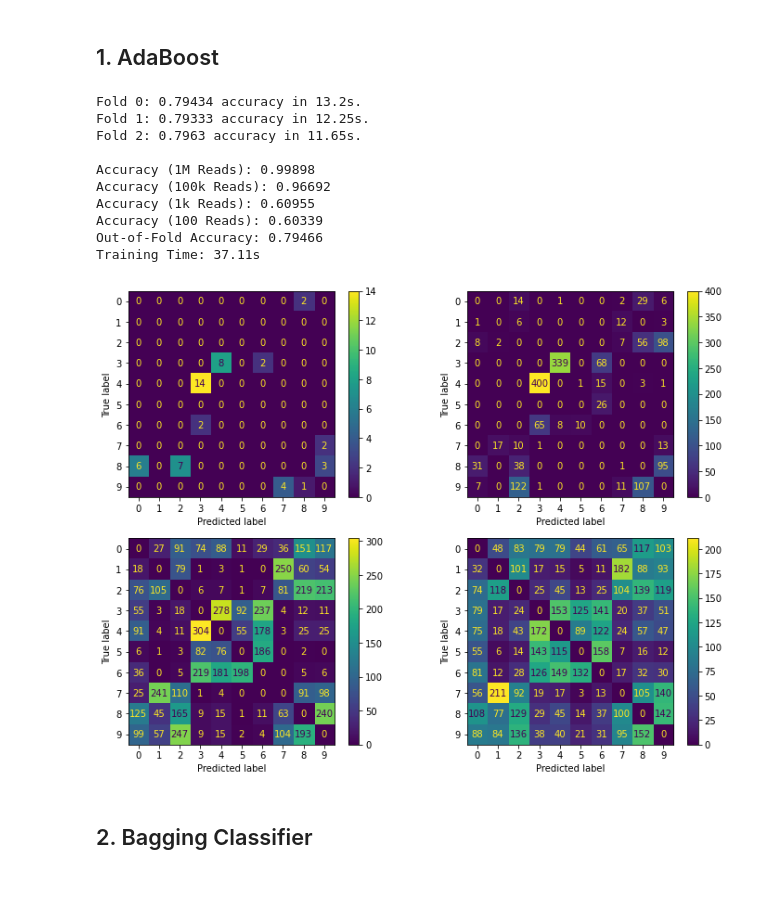
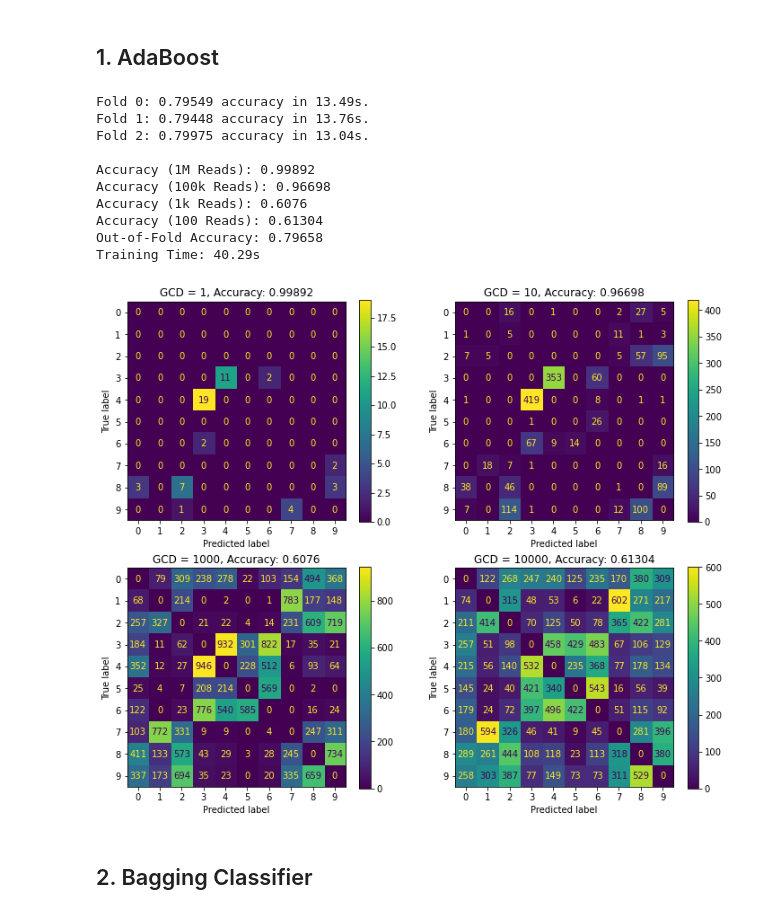
Before and after one commit to rsizem2/tabular-playground-series, a Jupyter notebook: tps-2022-02/notebooks/Notebook 4 - Tree Ensembles.ipynb, the cells around one changed output. Drawn from its saved outputs; the diff is of its cells as text; code cells hidden in the pictures; blank space fills up the shorter version.

```diff
--- a/tps-2022-02/notebooks/Notebook 4 - Tree Ensembles.ipynb
+++ b/tps-2022-02/notebooks/Notebook 4 - Tree Ensembles.ipynb
@@ -91,19 +91,25 @@ from sklearn.metrics import ConfusionMatrixDisplay, confusion_matrix, accuracy_s
 import matplotlib.pyplot as plt
 
 # Plot confusion matrix
-def plot_confusion_matrix(true_values, pred_values, gcds, plot_title = "Confusion Matrix"):
+def plot_confusion_matrix(true_values, pred_values, gcds, sample_weight = None, plot_title = "Confusion Matrix"):
 
     gcd = [[1,10],[1000,10000]]
 
     # Confusion matrix
-    fig, ax = plt.subplots(2, 2, figsize = (12,9))
+    fig, ax = plt.subplots(2, 2, figsize = (12,10))
     for row in range(2):
         for col in range(2):
             idx = 2*row + col
-            cm = confusion_matrix(true_values[gcds == gcd[row][col]], pred_values[gcds == gcd[row][col]])
+            if sample_weight is not None:
+                cm = confusion_matrix(true_values[gcds == gcd[row][col]], pred_values[gcds == gcd[row][col]], sample_weight = sample_weight[gcds == gcd[row][col]])
+                acc = accuracy_score(true_values[gcds == gcd[row][col]], pred_values[gcds == gcd[row][col]], sample_weight = sample_weight[gcds == gcd[row][col]])
+            else:
+                cm = confusion_matrix(true_values[gcds == gcd[row][col]], pred_values[gcds == gcd[row][col]])
+                acc = accuracy_score(true_values[gcds == gcd[row][col]], pred_values[gcds == gcd[row][col]])
             np.fill_diagonal(cm, 0)
             disp = ConfusionMatrixDisplay(confusion_matrix = cm)
             disp.plot(ax = ax[row,col])
+            ax[row,col].set_title(f'GCD = {gcd[row][col]}, Accuracy: {round(acc, 5)}')
     plt.show()
 # %% [markdown]
 # Load Data
@@ -135,25 +141,25 @@ from sklearn.ensemble import AdaBoostClassifier
 # %%
 # Base Estimator - Default DecisionTree
 oof_preds = score_model(
     AdaBoostClassifier(
         DecisionTreeClassifier(),
         n_estimators = NUM_TREES,
     )
 )
 
-plot_confusion_matrix(train['target'], oof_preds, train['gcd'])
+plot_confusion_matrix(train['target'], oof_preds, train['gcd'], train['sample_weight'])
 # %% [output]
-Fold 0: 0.79434 accuracy in 13.2s.
-Fold 1: 0.79333 accuracy in 12.25s.
-Fold 2: 0.7963 accuracy in 11.65s.
+Fold 0: 0.79549 accuracy in 13.49s.
+Fold 1: 0.79448 accuracy in 13.76s.
+Fold 2: 0.79975 accuracy in 13.04s.
 
-Accuracy (1M Reads): 0.99898
-Accuracy (100k Reads): 0.96692
-Accuracy (1k Reads): 0.60955
-Accuracy (100 Reads): 0.60339
-Out-of-Fold Accuracy: 0.79466
-Training Time: 37.11s
+Accuracy (1M Reads): 0.99892
+Accuracy (100k Reads): 0.96698
+Accuracy (1k Reads): 0.6076
+Accuracy (100 Reads): 0.61304
+Out-of-Fold Accuracy: 0.79658
+Training Time: 40.29s
-[figure, old version]
+[figure, new version]
 # %% [markdown]
 ## 2. Bagging Classifier
 # %%
```
Also changed, not shown: parts of 16 cells of this notebook, 8 other files.
